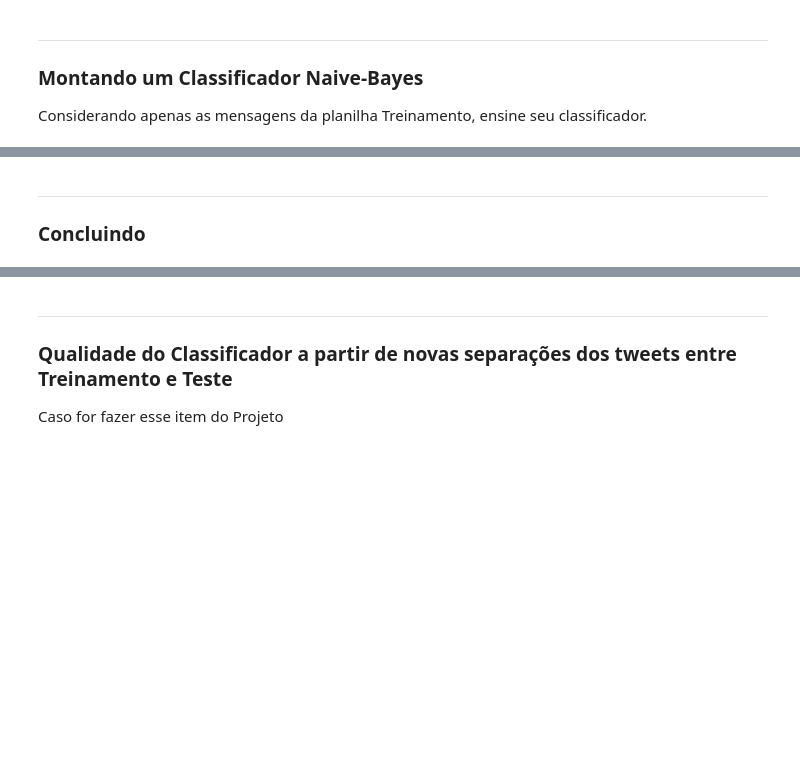
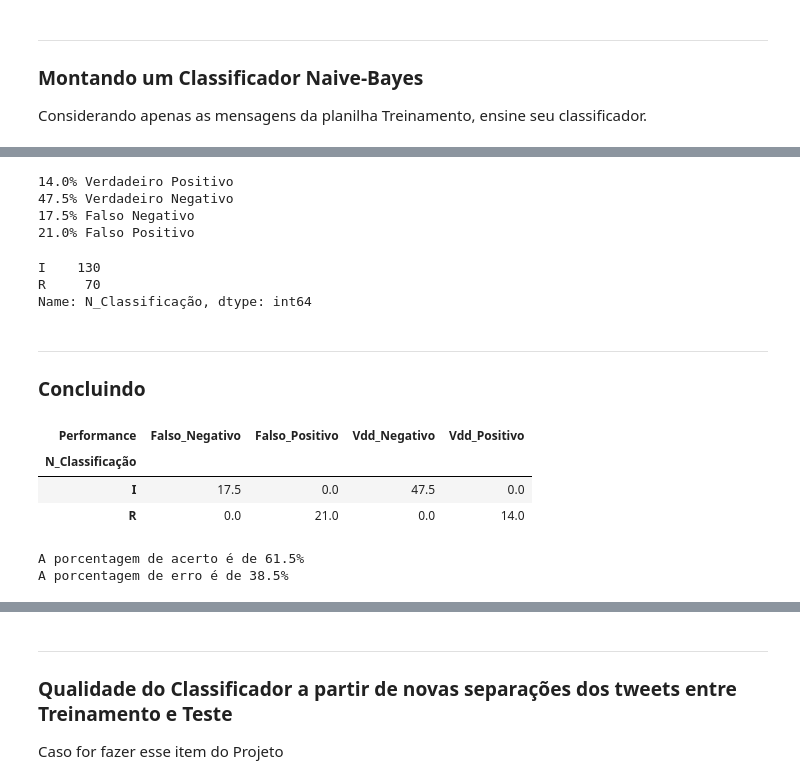
Before and after one commit to Larissajps/Projeto1_Cdados, a Jupyter notebook: Projeto1_Layout_Classificador (1).ipynb, the cells around one changed output, grey strips where cells are left out. Cells and saved outputs as stored; diff of their text form; code cells hidden in the pictures; blank space fills up the shorter version.

```diff
--- a/Projeto1_Layout_Classificador (1).ipynb
+++ b/Projeto1_Layout_Classificador (1).ipynb
@@ -192,3 +358,45 @@ Agora você deve testar o seu classificador com a base de Testes.
+# %%
+# Calculo das porcentagens
+p = NovoDF.Performance.value_counts(normalize=True).round(4)*100
+vp = p["Vdd_Positivo"].round(4)
+fp = p["Falso_Positivo"]
+vn = p["Vdd_Negativo"]
+fn = p["Falso_Negativo"]
+print("{0}% Verdadeiro Positivo".format(vp))
+print("{0}% Verdadeiro Negativo".format(vn))
+print("{0}% Falso Negativo".format(fn))
+print("{0}% Falso Positivo".format(fp))
+# %% [output]
+14.0% Verdadeiro Positivo
+47.5% Verdadeiro Negativo
+17.5% Falso Negativo
+21.0% Falso Positivo
+# %%
+NovoDF['N_Classificação'].value_counts()
+# %% [output]
+I    130
+R     70
+Name: N_Classificação, dtype: int64
 # %% [markdown]
 ___
 ### Concluindo
+# %%
+#Distrubuição de acertos
+d_Acertos= pd.crosstab(NovoDF["N_Classificação"],NovoDF['Performance'], normalize=True).round(4)*100
+d_Acertos
+# %% [output]
+| Performance | Falso_Negativo | Falso_Positivo | Vdd_Negativo | Vdd_Positivo |
+| N_Classificação |  |  |  |  |
+| I | 17.5 | 0.0 | 47.5 | 0.0 |
+| R | 0.0 | 21.0 | 0.0 | 14.0 |
+# %%
+# Acertos e erros
+acerto = p["Vdd_Positivo"] + p["Vdd_Negativo"]
+acertos = acerto.round(5)
+erro = p["Falso_Positivo"] + p["Falso_Negativo"]
+erros = erro.round(5)
+print("A porcentagem de acerto é de {0}%".format(acerto))
+print("A porcentagem de erro é de {0}%".format(erro))
+# %% [output]
+A porcentagem de acerto é de 61.5%
+A porcentagem de erro é de 38.5%
```
Also changed, not shown: parts of 42 cells of this notebook, 1 other file.
